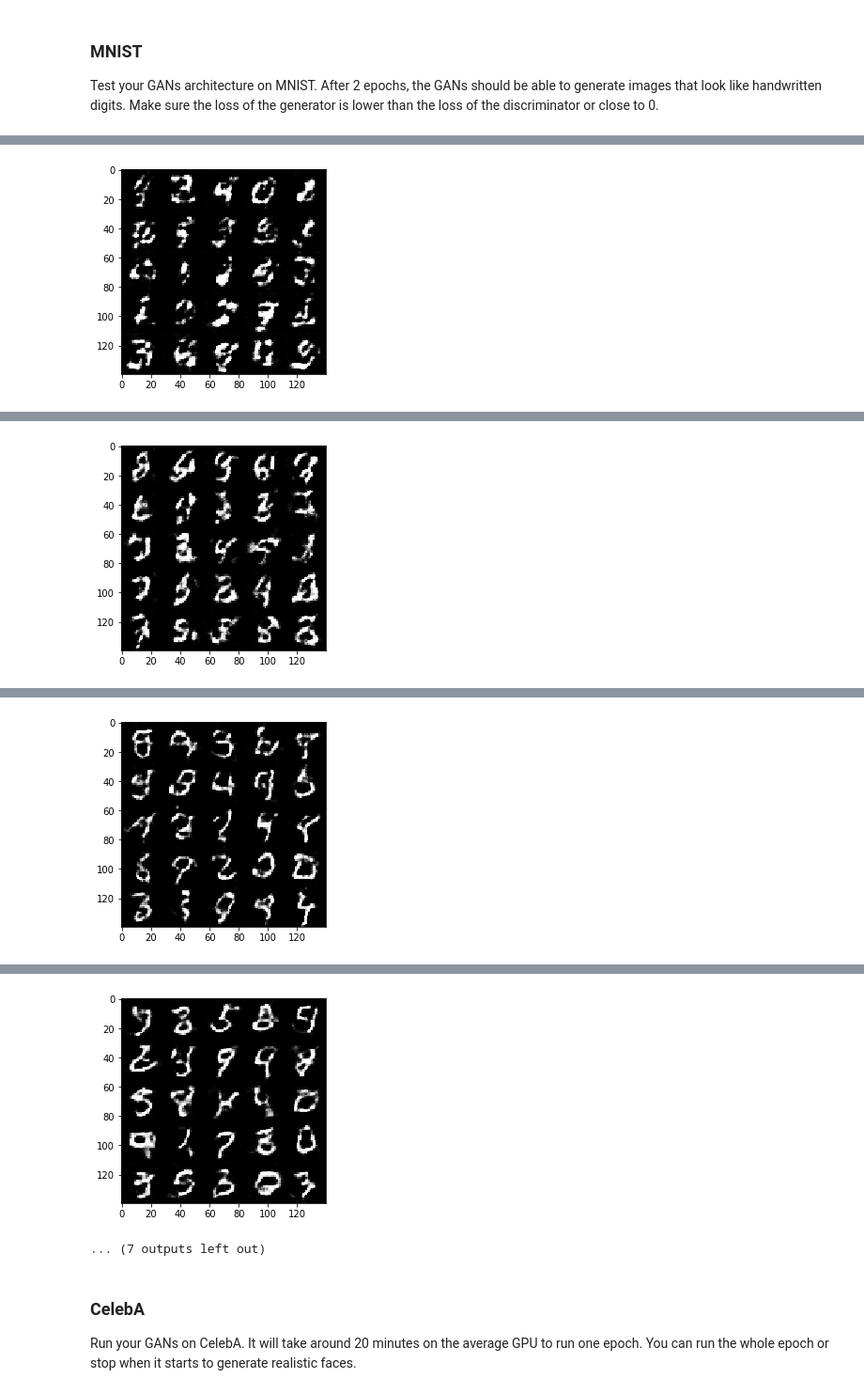
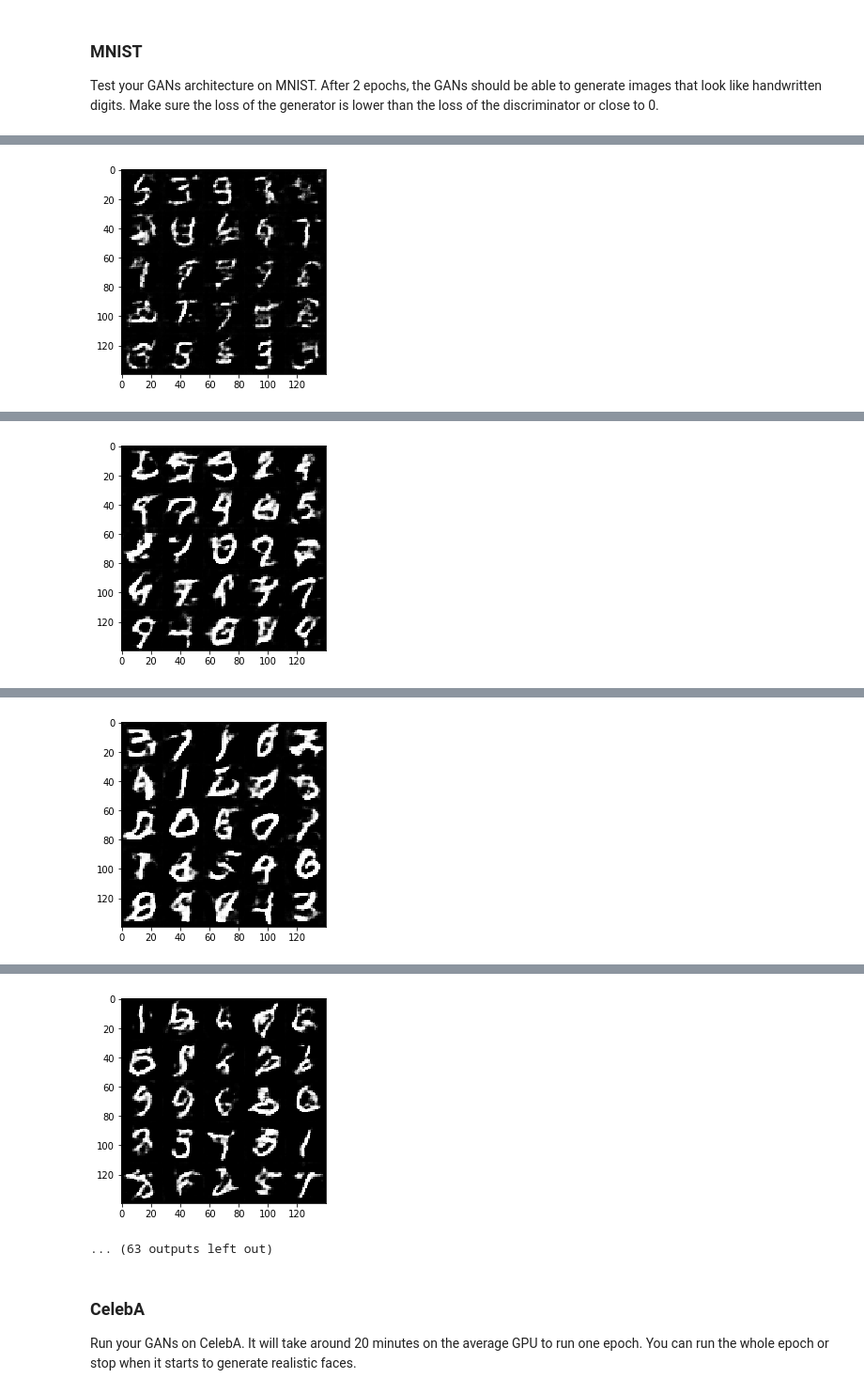
Before and after one commit to rafaelszp/dlnd_face_generation, a Jupyter notebook: dlnd_face_generation.ipynb, the cells around one changed output, grey strips where cells are left out. Shown at 94% size. Saved outputs shown, nothing was run; the diff lists cells and outputs as text; code cells hidden in the pictures.

```diff
--- a/dlnd_face_generation.ipynb
+++ b/dlnd_face_generation.ipynb
@@ -178,13 +160,16 @@ def discriminator(images, reuse=False):
     :param reuse: Boolean if the weights should be reused
     :return: Tuple of (tensor output of the discriminator, tensor logits of the discriminator)
     """
-    kernel_init = tf.random_normal_initializer(stddev=0.02)
+    #kernel_init = tf.random_normal_initializer(stddev=0.02)
+    kernel_init = tf.contrib.layers.xavier_initializer_conv2d()
 
     def conv(images, n_filters, kernel_size=4, strides=2, kernel_initializer=kernel_init, padding='same',is_first=False):
       x = tf.layers.conv2d(images, n_filters, kernel_size, strides, kernel_initializer=kernel_initializer, padding=padding)
-      if(is_first):
+      if(not is_first):
         x = tf.layers.batch_normalization(x, training=True)
       x = leakyRelu(x)
+      if(not is_first):
+          x = tf.nn.dropout(x,keep_prob=0.9)
 
       return x
 
@@ -196,7 +181,7 @@ def discriminator(images, reuse=False):
         # 7x7x128
         x = conv(x,256)
         # 4x4x256
-        x = tf.nn.dropout(x,keep_prob=0.9)
+
 
         x = tf.reshape(x, (-1, 4*4*256))
         logits = tf.layers.dense(x, 1)
@@ -359,6 +344,15 @@ def show_generator_output(sess, n_images, input_z, out_channel_dim, image_mode):
     images_grid = helper.images_square_grid(samples, image_mode)
     pyplot.imshow(images_grid, cmap=cmap)
     pyplot.show()
+# %%
+def scale(x, feature_range=(-1, 1)):
+    # scale to (0, 1)
+    x = ((x - x.min())/(x.max() - x.min()))
+
+    # scale to feature_range
+    min, max = feature_range
+    x = x * (max - min) + min
+    return x
 # %% [markdown]
 ### Train
 Implement `train` to build and train the GANs.  Use the following functions you implemented:
@@ -394,16 +388,8 @@ def train(epoch_count, batch_size, z_dim, learning_rate, beta1, get_batches, dat
         sess.run(tf.global_variables_initializer())
         for epoch_i in range(epoch_count):
             for batch_images in get_batches(batch_size):
-                """
-                As suggested here:
-                    https://discussions.udacity.com/t/struggling-with-hyperparameters/635205/2
-                and here:
-                    https://discussions.udacity.com/t/generator-loss-is-increasing/303007/2
-                I multiplied batch_images by 2.
-                Before that, I was generating noise from (-0.5,0.5) but my model was yet broken. After following the suggested
-                instruction, the resolution is better.
-                """
-                batch_images *=2.0
+
+                batch_images = scale(batch_images*2.0)
                 iterations +=1
                 batch_noisez = np.random.uniform(-1,1,size=(batch_size,z_dim))
                 dict_d = {
@@ -430,15 +416,15 @@ def train(epoch_count, batch_size, z_dim, learning_rate, beta1, get_batches, dat
         secs_duration = (time.time() - start_time)
         mins_duration = secs_duration/60
 
-        print('Training done seconds: {}. Time in minutes: {}'.format(secs_duration,mins_duration))
+        print('Training done seconds: {}. Time in minutes: {}. Iterations: {}'.format(secs_duration,mins_duration,iterations))
 # %% [markdown]
 ### MNIST
 Test your GANs architecture on MNIST.  After 2 epochs, the GANs should be able to generate images that look like handwritten digits.  Make sure the loss of the generator is lower than the loss of the discriminator or close to 0.
 # %%
-batch_size = 128
+batch_size = 32
 z_dim = 100
-learning_rate = 0.0002
-beta1 = 0.5
+learning_rate = 0.0008
+beta1 = 0.3
 print('Starting...')
 
 
@@ -490,2 +476,2 @@ Epoch 1/2... Discriminator Loss: 0.9249... Generator Loss: 0.9628
 iteration 300
-[figure, old version]
+[figure, new version]
@@ -502,2 +488,2 @@ Epoch 1/2... Discriminator Loss: 1.0138... Generator Loss: 0.9644
 iteration 400
-[figure, old version]
+[figure, new version]
@@ -514,2 +500,2 @@ Epoch 2/2... Discriminator Loss: 1.1249... Generator Loss: 0.9282
 iteration 500
-[figure, old version]
+[figure, new version]
@@ -526,6 +512,6 @@ Epoch 2/2... Discriminator Loss: 1.4766... Generator Loss: 0.3657
 iteration 600
-[figure, old version]
+[figure, new version]
-... (7 outputs left out)
+... (63 outputs left out)
 # %% [markdown]
 ### CelebA
 Run your GANs on CelebA.  It will take around 20 minutes on the average GPU to run one epoch.  You can run the whole epoch or stop when it starts to generate realistic faces.
```
Also changed, not shown: parts of 2 cells of this notebook.
